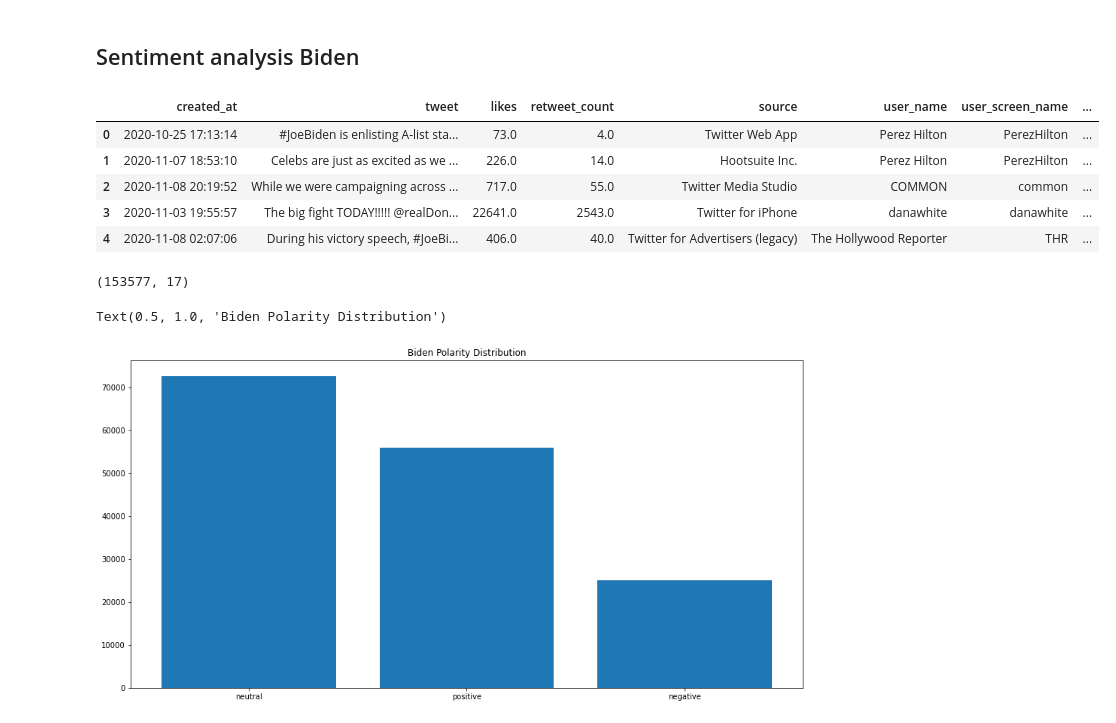
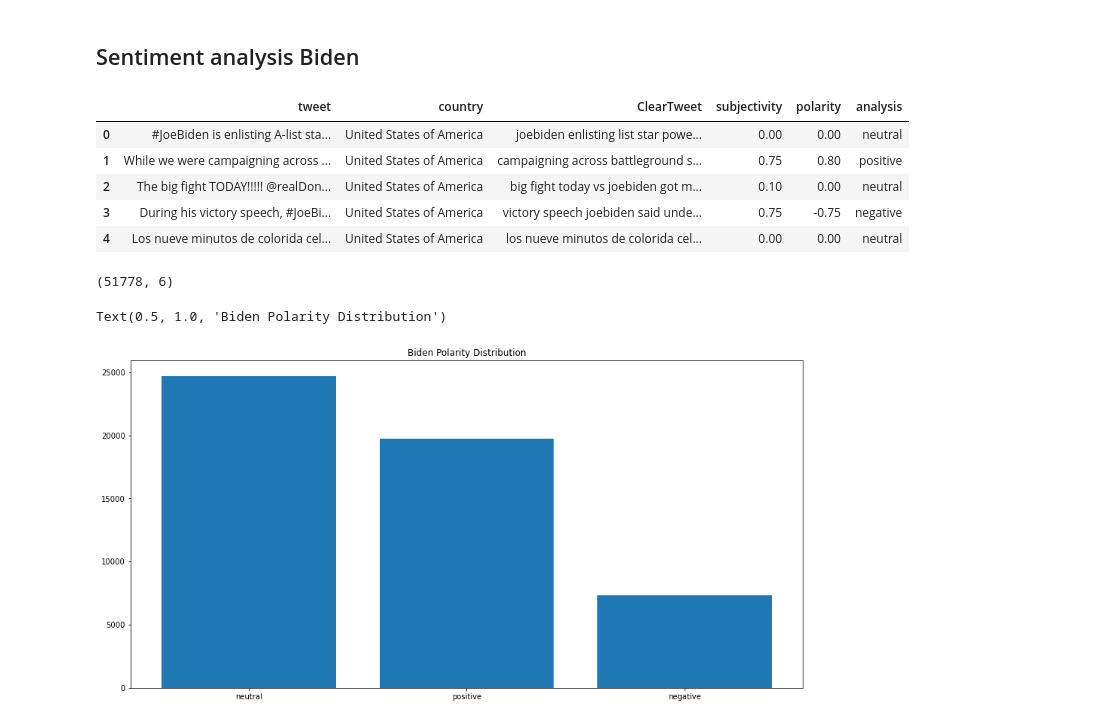
Before and after one commit to akhilsingh-dev/us-election-tweets, a Jupyter notebook: notebooks/senti.ipynb, the cells around one changed output. Cells and saved outputs as stored; diff of their text form; code cells hidden in the pictures.

```diff
--- a/notebooks/senti.ipynb
+++ b/notebooks/senti.ipynb
@@ -299,28 +255,28 @@ word_cloud(trump_tweets['ClearTweet'])
 # %% [markdown]
 ## Sentiment analysis Biden
 # %%
-biden_tweets = df.query('(candidate == "biden")').sort_values('user_followers_count',ascending = False) #.drop_duplicates(['user_name'])[['tweet','country']]
+biden_tweets = df.query('(candidate == "biden")').sort_values('user_followers_count',ascending = False).drop_duplicates(['user_name'])[['tweet','country']]
 biden_tweets = biden_tweets.dropna().loc[biden_tweets.country == 'United States of America']
 
 biden_tweets.reset_index(inplace = True, drop = True)
 
 biden_tweets['ClearTweet'] = biden_tweets['tweet'].progress_apply(clean)
 
 biden_tweets['subjectivity']= biden_tweets['ClearTweet'].progress_apply(getSubjectivity)
 biden_tweets['polarity']    = biden_tweets['ClearTweet'].progress_apply(getPolarity)
 biden_tweets['analysis']    = biden_tweets['polarity'].progress_apply(getAnalysis)
 biden_tweets.head()
 # %% [output]
-|  | created_at | tweet | likes | retweet_count | source | user_name | user_screen_name | ... |
-| 0 | 2020-10-25 17:13:14 | #JoeBiden is enlisting A-list sta... | 73.0 | 4.0 | Twitter Web App | Perez Hilton | PerezHilton | ... |
-| 1 | 2020-11-07 18:53:10 | Celebs are just as excited as we ... | 226.0 | 14.0 | Hootsuite Inc. | Perez Hilton | PerezHilton | ... |
-| 2 | 2020-11-08 20:19:52 | While we were campaigning across ... | 717.0 | 55.0 | Twitter Media Studio | COMMON | common | ... |
-| 3 | 2020-11-03 19:55:57 | The big fight TODAY!!!!! @realDon... | 22641.0 | 2543.0 | Twitter for iPhone | danawhite | danawhite | ... |
-| 4 | 2020-11-08 02:07:06 | During his victory speech, #JoeBi... | 406.0 | 40.0 | Twitter for Advertisers (legacy) | The Hollywood Reporter | THR | ... |
+|  | tweet | country | ClearTweet | subjectivity | polarity | analysis |
+| 0 | #JoeBiden is enlisting A-list sta... | United States of America | joebiden enlisting list star powe... | 0.00 | 0.00 | neutral |
+| 1 | While we were campaigning across ... | United States of America | campaigning across battleground s... | 0.75 | 0.80 | positive |
+| 2 | The big fight TODAY!!!!! @realDon... | United States of America | big fight today vs joebiden got m... | 0.10 | 0.00 | neutral |
+| 3 | During his victory speech, #JoeBi... | United States of America | victory speech joebiden said unde... | 0.75 | -0.75 | negative |
+| 4 | Los nueve minutos de colorida cel... | United States of America | los nueve minutos de colorida cel... | 0.00 | 0.00 | neutral |
 # %%
 biden_tweets.shape
 # %% [output]
-(153577, 17)
+(51778, 6)
 # %%
 #Chart Polarity Distribution
 from collections import Counter
@@ -332,7 +288,7 @@ plt.bar(target_cnt.keys(), target_cnt.values())
 plt.title("Biden Polarity Distribution")
 # %% [output]
 Text(0.5, 1.0, 'Biden Polarity Distribution')
-[figure, old version]
+[figure, new version]
 # %%
 #Chart Sentiment Distribution
 general  = biden_tweets.groupby('analysis').analysis.count()
```
Also changed, not shown: parts of 11 cells of this notebook.
